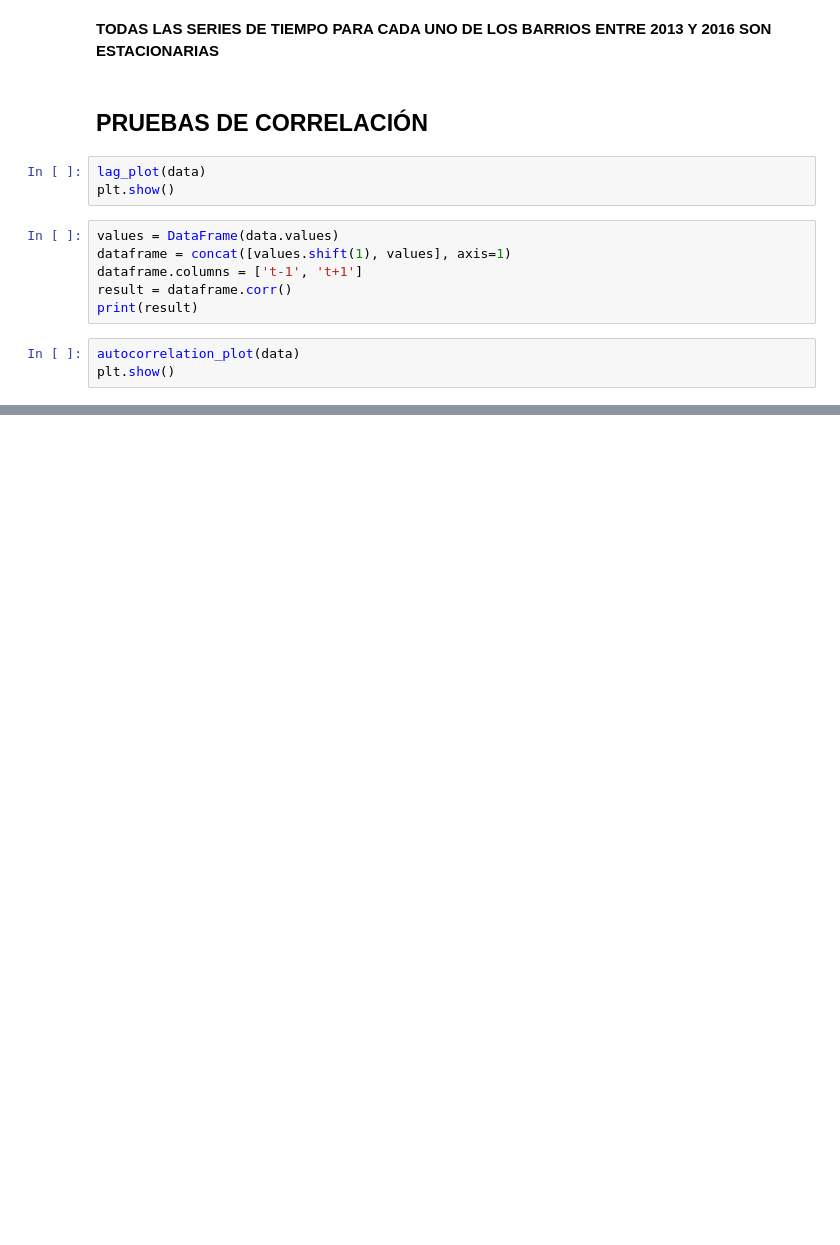
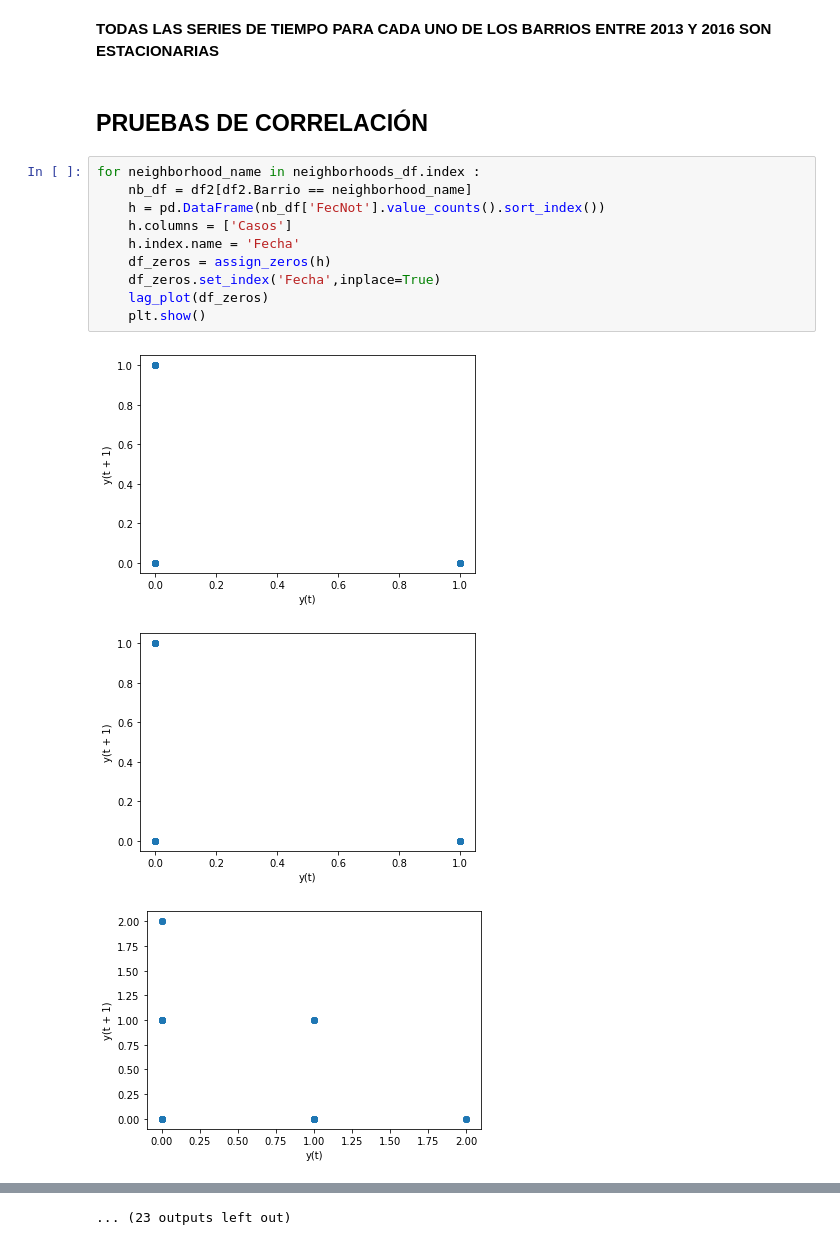
Before and after one commit to JuanImbachi/PDG, a Jupyter notebook: Analysis/data_analytics/data_preparation/Preparación datos Buga.ipynb, the cells around one changed output, grey strips where cells are left out. Cells and saved outputs as stored; diff of their text form; blank space fills up the shorter version.

```diff
--- a/Analysis/data_analytics/data_preparation/Preparación datos Buga.ipynb
+++ b/Analysis/data_analytics/data_preparation/Preparación datos Buga.ipynb
@@ -113,15 +223,17 @@ for neighborhood_name in neighborhoods_df.index :
 **TODAS LAS SERIES DE TIEMPO PARA CADA UNO DE LOS BARRIOS ENTRE 2013 Y 2016 SON ESTACIONARIAS**
 # %% [markdown]
 ## PRUEBAS DE CORRELACIÓN
-# %%
-lag_plot(data)
-plt.show()
-# %%
-values = DataFrame(data.values)
-dataframe = concat([values.shift(1), values], axis=1)
-dataframe.columns = ['t-1', 't+1']
-result = dataframe.corr()
-print(result)
-# %%
-autocorrelation_plot(data)
-plt.show()
+# %%
+for neighborhood_name in neighborhoods_df.index :
+    nb_df = df2[df2.Barrio == neighborhood_name]
+    h = pd.DataFrame(nb_df['FecNot'].value_counts().sort_index())
+    h.columns = ['Casos']
+    h.index.name = 'Fecha'
+    df_zeros = assign_zeros(h)
+    df_zeros.set_index('Fecha',inplace=True)
+    lag_plot(df_zeros)
+    plt.show()
+# %% [output]
+[figure, added]
+[figure, added]
+[figure, added]
@@ -127,0 +249 @@ plt.show()
+... (23 outputs left out)
```
Also changed, not shown: parts of 5 cells of this notebook, 1 other file.
